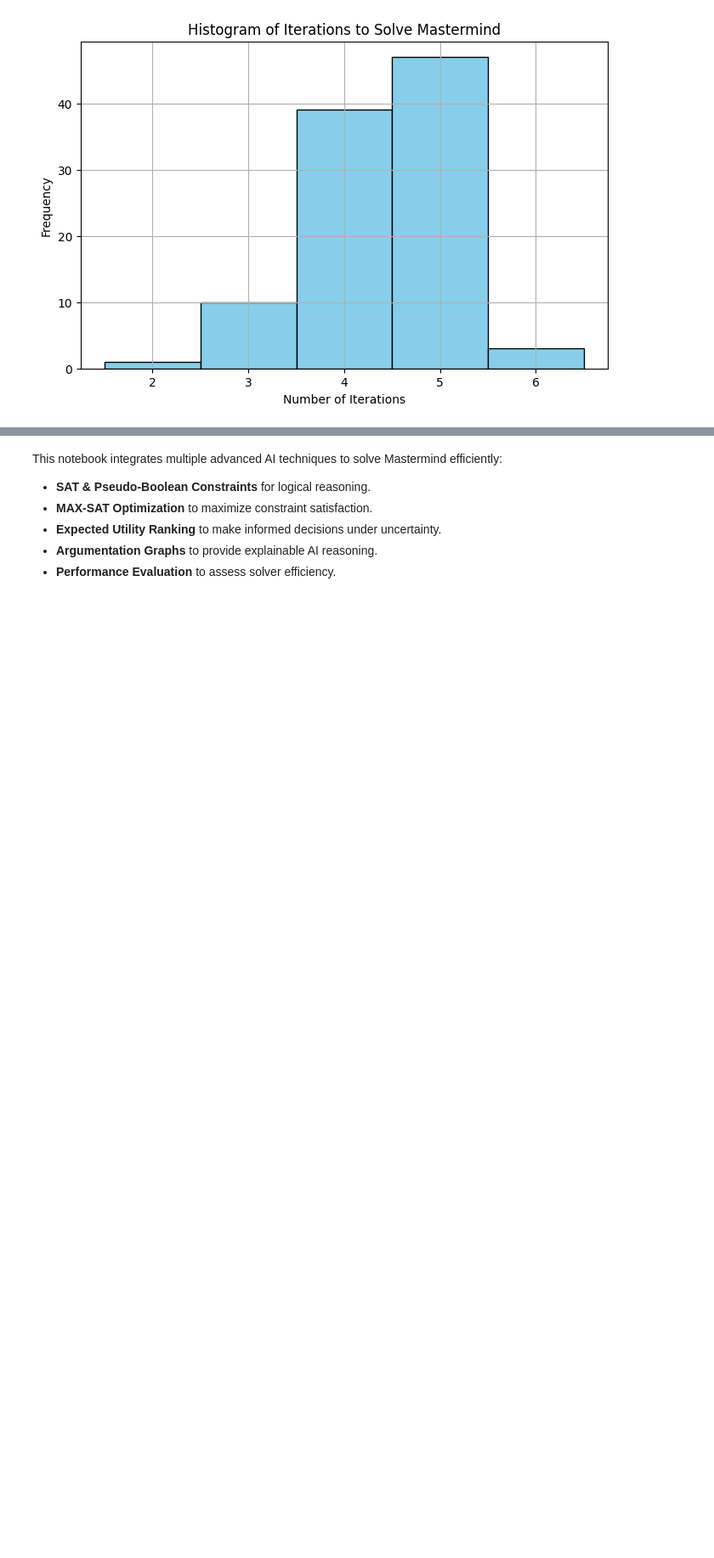
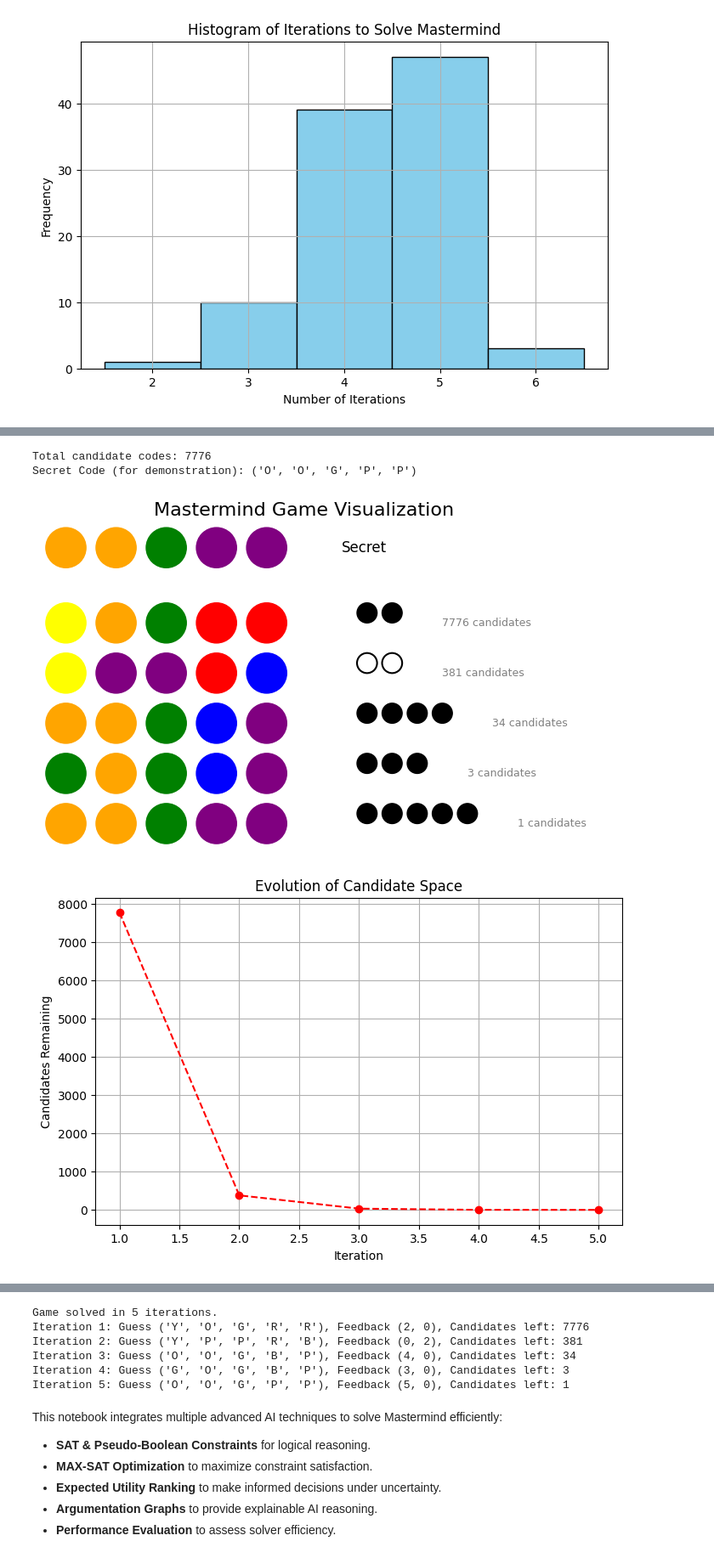
Before and after one commit to louisgthier/mastermind-reasoning-solver, a Jupyter notebook: mastermind-solver.ipynb, the cells around one changed output, grey strips where cells are left out. Shown at 85% size. Saved outputs shown, nothing was run; the diff lists cells and outputs as text; code cells hidden in the pictures; blank space fills up the shorter version.

```diff
--- a/mastermind-solver.ipynb
+++ b/mastermind-solver.ipynb
@@ -596,0 +966,71 @@ Standard deviation: 0.75
+# %%
+# Cell 19: Does the optimized version scale with mire colors and positions?
+# We test the performance of the optimized version with more colors and positions.
+# We will use 5 positions and 6 colors, instead of the previous 4 positions and 6 colors.
+
+NUM_POSITIONS = 5
+COLORS = ['R', 'G', 'B', 'Y', 'O', 'P']  # 6 colors
+
+# Generate all possible codes (each code is a tuple of characters)
+def generate_all_codes():
+    return list(itertools.product(COLORS, repeat=NUM_POSITIONS))
+
+all_codes = generate_all_codes()
+print("Total candidate codes:", len(all_codes))
+
+
+def select_guess_expected_improved(candidates, lambda_coef=0.001, mu_coef=1.0):
+    best_guess = None
+    best_util = -1e9
+    for guess in tqdm(candidates):
+        util = expected_utility_improved(guess, candidates, lambda_coef, mu_coef)
+        if util > best_util:
+            best_util = util
+            best_guess = guess
+    return best_guess
+
+
+def simulate_game_dynamic(secret_code):
+    candidates = generate_all_codes()
+    history = []
+
+    # We use a random initial guess, otherwise we don't have enough memory... maybe there are "some" optimizations left
+    guess = random.choice(candidates)
+    while True:
+        fb = get_feedback(secret_code, guess)
+        history.append((guess, fb, len(candidates)))
+        if fb[0] == NUM_POSITIONS:  # all positions correct
+            break
+        candidates = filter_candidates(candidates, guess, fb)
+        guess = select_guess_expected_improved(candidates)
+    return history
+
+def main_dynamic():
+    # Choose a random secret code for demonstration
+    secret = random.choice(all_codes)
+    print("Secret Code (for demonstration):", secret)
+
+    # Simulate the game using dynamic initial guess selection
+    history = simulate_game_dynamic(secret)
+
+    # Visualize the game using the provided visualization function
+    visualize_game(history, secret=secret)
+
+    # Plot candidate evolution
+    plot_candidate_evolution(history)
+
+    # Build and display the argumentation graph from the game history
+    G = build_argumentation_graph(history)
+    plot_argumentation_graph(G)
+
+    # Display summary of the game history
+    print("Game solved in", len(history), "iterations.")
+    for i, (guess, fb, count) in enumerate(history, start=1):
+        print(f"Iteration {i}: Guess {guess}, Feedback {fb}, Candidates left: {count}")
+
+main_dynamic()
+# %% [output]
+Total candidate codes: 7776
+Secret Code (for demonstration): ('O', 'O', 'G', 'P', 'P')
+[figure, added]
+[figure, added]
@@ -597,3 +1038,9 @@ Standard deviation: 0.75
+Game solved in 5 iterations.
+Iteration 1: Guess ('Y', 'O', 'G', 'R', 'R'), Feedback (2, 0), Candidates left: 7776
+Iteration 2: Guess ('Y', 'P', 'P', 'R', 'B'), Feedback (0, 2), Candidates left: 381
+Iteration 3: Guess ('O', 'O', 'G', 'B', 'P'), Feedback (4, 0), Candidates left: 34
+Iteration 4: Guess ('G', 'O', 'G', 'B', 'P'), Feedback (3, 0), Candidates left: 3
+Iteration 5: Guess ('O', 'O', 'G', 'P', 'P'), Feedback (5, 0), Candidates left: 1
 # %% [markdown]
 This notebook integrates multiple advanced AI techniques to solve Mastermind efficiently:
 
```
Also changed, not shown: parts of 14 cells of this notebook.
